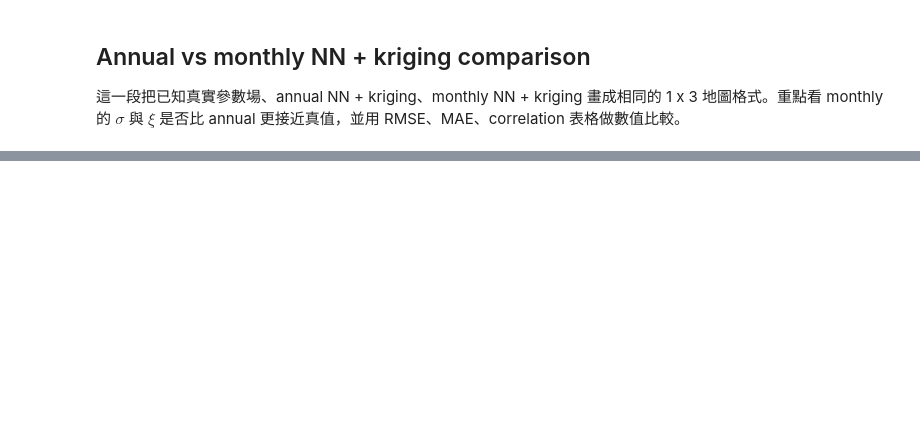
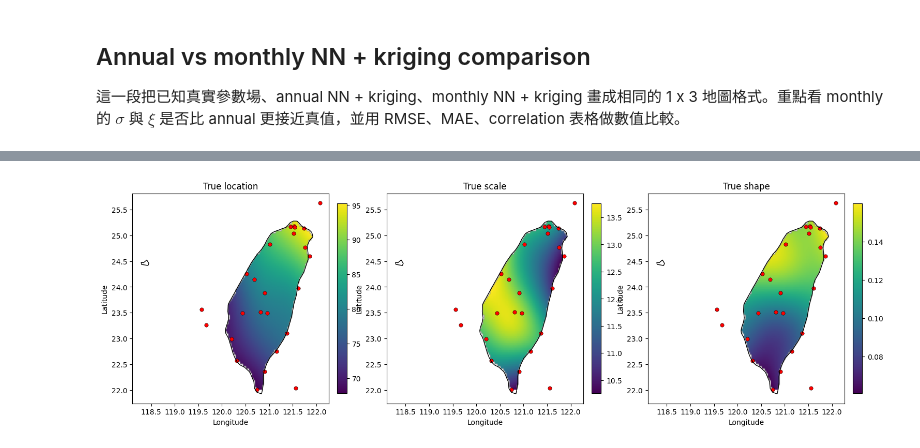
Before and after one commit to shu-ming0808/gev-use-nn, a Jupyter notebook: notebooks/main.ipynb, the cells around one changed output, grey strips where cells are left out. Saved outputs shown, nothing was run; the diff lists cells and outputs as text; code cells hidden in the pictures; blank space fills up the shorter version.

```diff
--- a/notebooks/main.ipynb
+++ b/notebooks/main.ipynb
@@ -921,0 +1114,97 @@ display(comparison)
+# %%
+from pathlib import Path
+import sys
+
+import geopandas as gpd
+import matplotlib.pyplot as plt
+import pandas as pd
+
+BASE_DIR = Path().resolve()
+while not (BASE_DIR / "data").exists():
+    if BASE_DIR.parent == BASE_DIR:
+        raise FileNotFoundError("Could not find project root containing data/")
+    BASE_DIR = BASE_DIR.parent
+
+SRC_DIR = BASE_DIR / "src"
+SIM_DIR = BASE_DIR / "data" / "simulated" / "spatial_gev"
+SHAPE_DIR = BASE_DIR / "data" / "shapefile" / "ne_50m_admin_0_countries"
+
+if str(SRC_DIR) not in sys.path:
+    sys.path.append(str(SRC_DIR))
+
+from kriging_kernel_gridsearch import predict_grid
+
+BEST_LENGTH_SCALE = 5.00
+BEST_NU = 0.5
+
+true_grid = pd.read_csv(SIM_DIR / "spatial_monthly_grid_true_params.csv")
+monthly_station = pd.read_csv(SIM_DIR / "spatial_monthly_station_nn_estimates.csv")
+stations = pd.read_csv(SIM_DIR / "spatial_station_true_params.csv")
+
+monthly_best_matern = true_grid[["lon", "lat"]].copy()
+monthly_best_matern["mu"] = predict_grid(
+    monthly_station, true_grid, "mu_hat", "Matern", BEST_LENGTH_SCALE, nu=BEST_NU
+)
+monthly_best_matern["sigma"] = predict_grid(
+    monthly_station, true_grid, "sigma_hat", "Matern", BEST_LENGTH_SCALE, nu=BEST_NU
+)
+monthly_best_matern["xi"] = predict_grid(
+    monthly_station, true_grid, "xi_hat", "Matern", BEST_LENGTH_SCALE, nu=BEST_NU
+)
+
+world = gpd.read_file(SHAPE_DIR / "ne_50m_admin_0_countries.shp")
+taiwan = world[world["ADMIN"].str.contains("Taiwan", case=False, na=False)]
+if taiwan.empty:
+    taiwan = world.cx[118:123, 21:26]
+
+def to_taiwan_gdf(df):
+    gdf = gpd.GeoDataFrame(
+        df.copy(),
+        geometry=gpd.points_from_xy(df["lon"], df["lat"]),
+        crs="EPSG:4326",
+    )
+    return gpd.sjoin(gdf, taiwan[["geometry"]], predicate="within", how="inner").drop(columns="index_right")
+
+true_gdf = to_taiwan_gdf(true_grid)
+best_matern_gdf = to_taiwan_gdf(monthly_best_matern)
+station_gdf = gpd.GeoDataFrame(
+    stations,
+    geometry=gpd.points_from_xy(stations["lon"], stations["lat"]),
+    crs="EPSG:4326",
+)
+
+plot_specs = [
+    ("location", "true_mu", "mu"),
+    ("scale", "true_sigma", "sigma"),
+    ("shape", "true_xi", "xi"),
+]
+
+def plot_three_fields(gdf, title_prefix, mode):
+    fig, axes = plt.subplots(1, 3, figsize=(15, 4.8), constrained_layout=True)
+
+    for ax, (label, true_col, pred_col) in zip(axes, plot_specs):
+        col = true_col if mode == "true" else pred_col
+        pivot = gdf.pivot_table(index="lat", columns="lon", values=col)
+        im = ax.imshow(
+            pivot.values,
+            origin="lower",
+            extent=[pivot.columns.min(), pivot.columns.max(), pivot.index.min(), pivot.index.max()],
+            aspect="auto",
+        )
+        taiwan.boundary.plot(ax=ax, color="black", linewidth=1)
+        station_gdf.plot(ax=ax, color="red", edgecolor="black", markersize=28, linewidth=0.4)
+        ax.set_title(f"{title_prefix} {label}")
+        ax.set_xlabel("Longitude")
+        ax.set_ylabel("Latitude")
+        fig.colorbar(im, ax=ax, fraction=0.046, pad=0.04)
+
+    plt.show()
+
+plot_three_fields(true_gdf, "True", "true")
+plot_three_fields(
+    best_matern_gdf,
+    f"Monthly NN + Matérn kriging (l={BEST_LENGTH_SCALE:.2f}, nu={BEST_NU})",
+    "estimated",
+)
+# %% [output]
+[figure, added]
```
Also changed, not shown: parts of 8 cells of this notebook, 1 other file.
